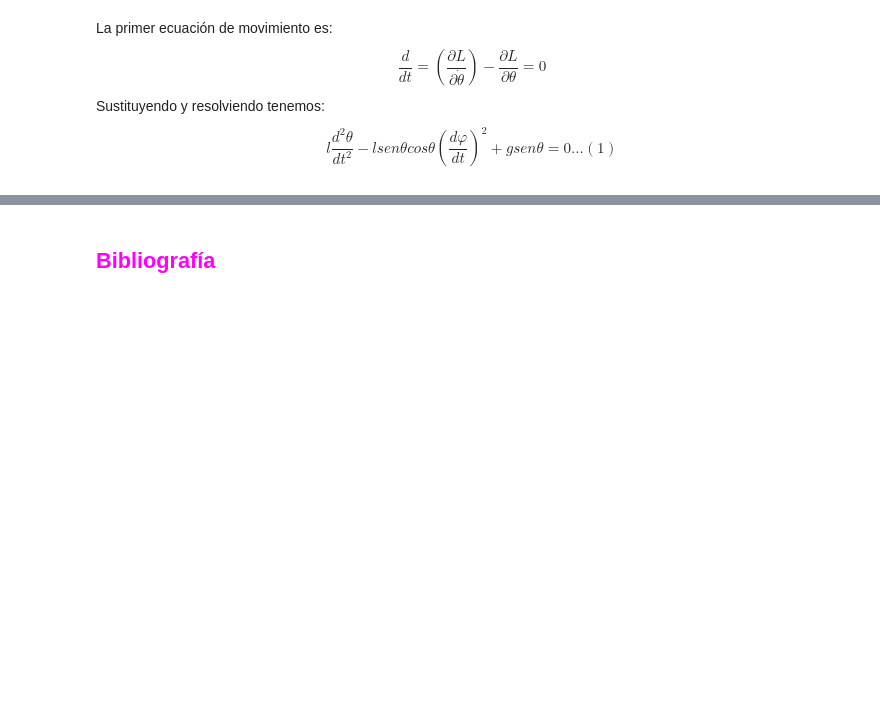
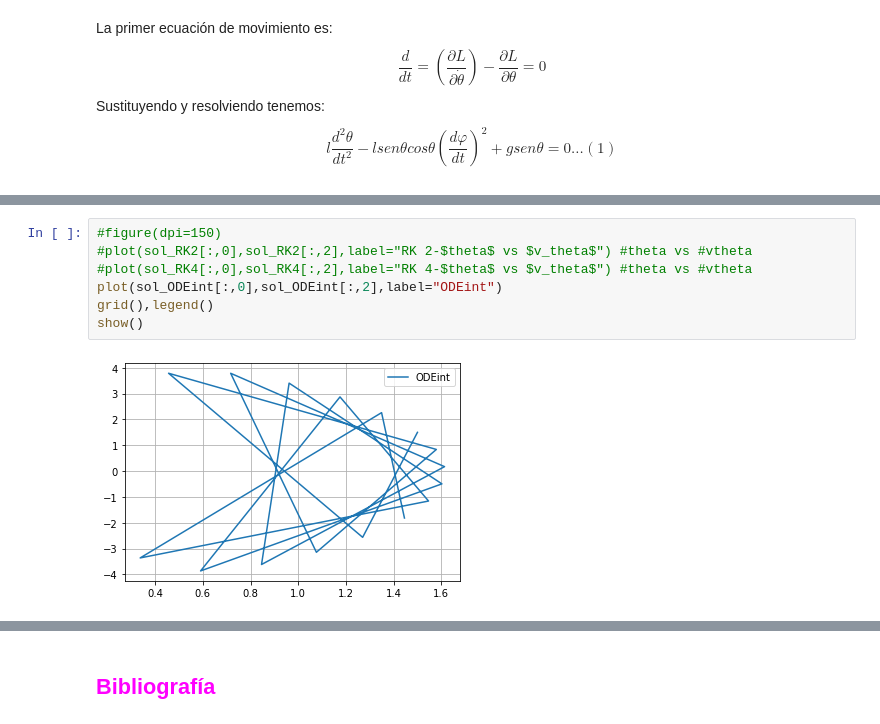
Before and after one commit to Sandiihers/Proyecto-Fisica-Computacional, a Jupyter notebook: Proyecto-Python.ipynb, the cells around one changed output, grey strips where cells are left out. Saved outputs shown, nothing was run; the diff lists cells and outputs as text; blank space fills up the shorter version.

```diff
--- a/Proyecto-Python.ipynb
+++ b/Proyecto-Python.ipynb
@@ -129,0 +231,9 @@ SyntaxError: invalid syntax (<ipython-input-2-29f8cb4f8555>, line 1)
+# %%
+#figure(dpi=150)
+#plot(sol_RK2[:,0],sol_RK2[:,2],label="RK 2-$theta$ vs $v_theta$") #theta vs #vtheta
+#plot(sol_RK4[:,0],sol_RK4[:,2],label="RK 4-$theta$ vs $v_theta$") #theta vs #vtheta
+plot(sol_ODEint[:,0],sol_ODEint[:,2],label="ODEint")
+grid(),legend()
+show()
+# %% [output]
+[figure, added]
```
Also changed, not shown: parts of 47 cells of this notebook.
